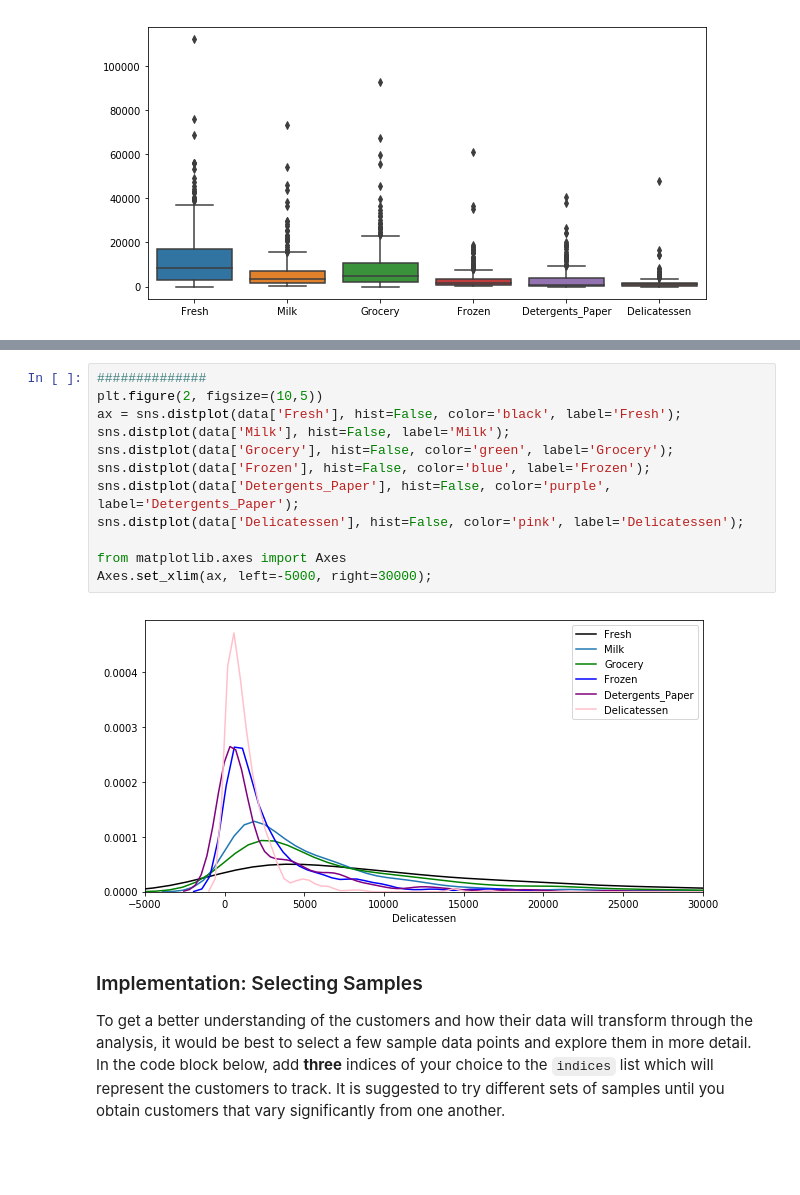
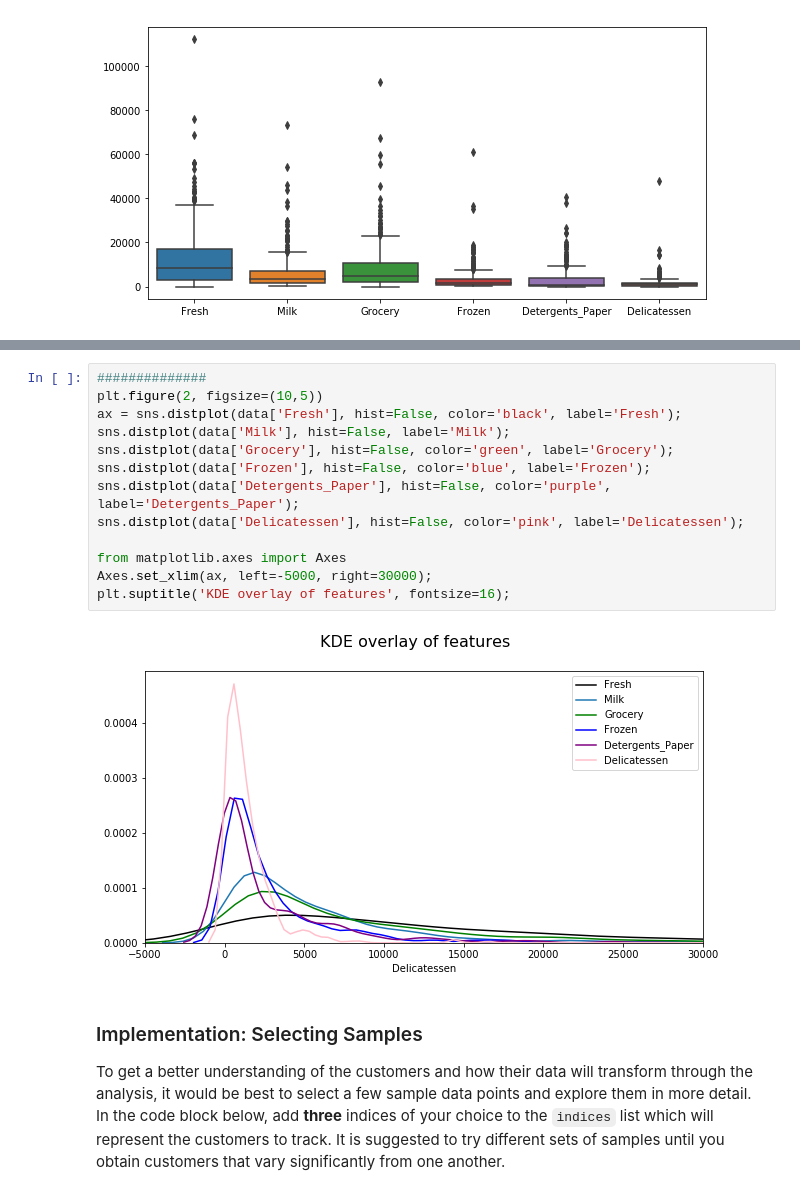
Before and after one commit to aberenyi73/machine-learning, a Jupyter notebook: projects/customer_segments/customer_segments.ipynb, the cells around one changed output, grey strips where cells are left out. Drawn from its saved outputs; the diff is of its cells as text; blank space fills up the shorter version.

```diff
--- a/projects/customer_segments/customer_segments.ipynb
+++ b/projects/customer_segments/customer_segments.ipynb
@@ -95,17 +90,18 @@ plt.suptitle('Histograms of product categories', fontsize=16);
 # %%
 ##############
 plt.figure(2, figsize=(10,5))
 ax = sns.distplot(data['Fresh'], hist=False, color='black', label='Fresh');
 sns.distplot(data['Milk'], hist=False, label='Milk');
 sns.distplot(data['Grocery'], hist=False, color='green', label='Grocery');
 sns.distplot(data['Frozen'], hist=False, color='blue', label='Frozen');
 sns.distplot(data['Detergents_Paper'], hist=False, color='purple', label='Detergents_Paper');
 sns.distplot(data['Delicatessen'], hist=False, color='pink', label='Delicatessen');
 
 from matplotlib.axes import Axes
 Axes.set_xlim(ax, left=-5000, right=30000);
+plt.suptitle('KDE overlay of features', fontsize=16);
 # %% [output]
-[figure, old version]
+[figure, new version]
 # %% [markdown]
 ### Implementation: Selecting Samples
 To get a better understanding of the customers and how their data will transform through the analysis, it would be best to select a few sample data points and explore them in more detail. In the code block below, add **three** indices of your choice to the `indices` list which will represent the customers to track. It is suggested to try different sets of samples until you obtain customers that vary significantly from one another.
```
Also changed, not shown: parts of 37 cells of this notebook, 3 other files.
